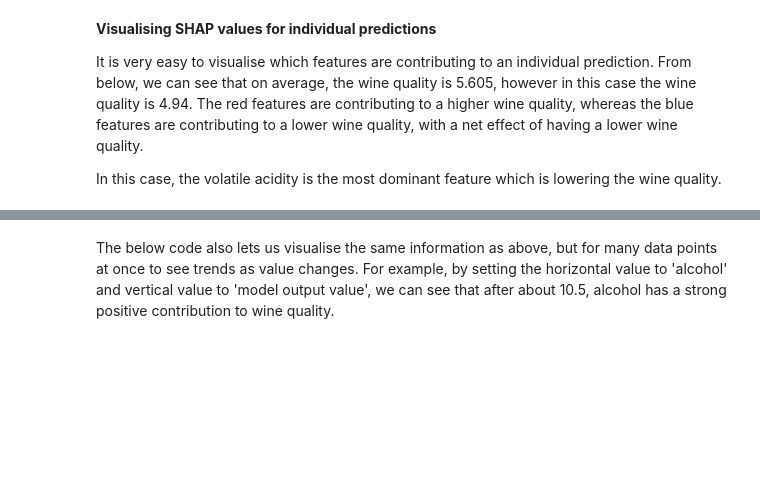
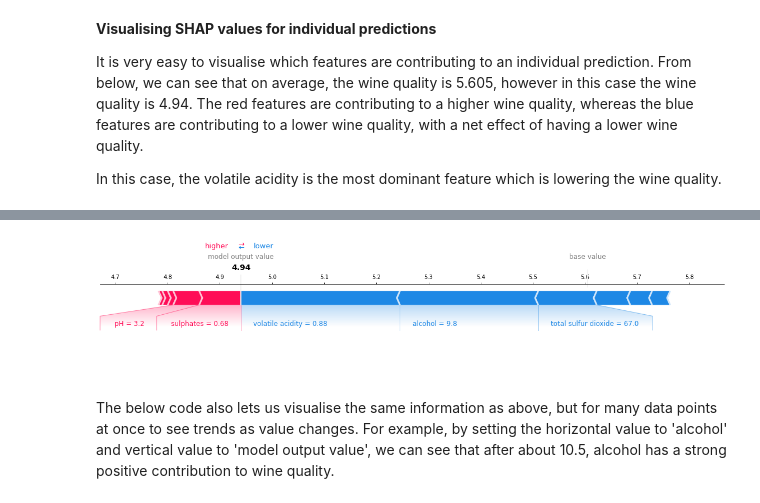
Before and after one commit to skykii12/Python_DataScience_Handbook, a Jupyter notebook: Interpreting ML models/model_interpretability_with_SHAP.ipynb, the cells around one changed output, grey strips where cells are left out. Drawn from its saved outputs; the diff is of its cells as text; code cells hidden in the pictures; blank space fills up the shorter version.

Commit message:
changed plot to use matplotlib

```diff
--- a/Interpreting ML models/model_interpretability_with_SHAP.ipynb
+++ b/Interpreting ML models/model_interpretability_with_SHAP.ipynb
@@ -266,5 +266,5 @@ It is very easy to visualise which features are contributing to an individual pr
 In this case, the volatile acidity is the most dominant feature which is lowering the wine quality.
 # %%
 # visualize the first prediction's explanation (use matplotlib=True to avoid Javascript)
-shap.force_plot(explainer.expected_value, shap_values[1,:], X.iloc[1,:])
+shap.force_plot(explainer.expected_value, shap_values[1,:], X.iloc[1,:], matplotlib=True)
 # %% [output]
@@ -272,3 +271,4 @@ shap.force_plot(explainer.expected_value, shap_values[1,:], X.iloc[1,:])
+[figure, added]
 # %% [markdown]
 The below code also lets us visualise the same information as above, but for many data points at once to see trends as value changes. For example, by setting the horizontal value to 'alcohol' and vertical value to 'model output value', we can see that after about 10.5, alcohol has a strong positive contribution to wine quality.
 # %%
```
Also changed, not shown: parts of 1 cell of this notebook.
